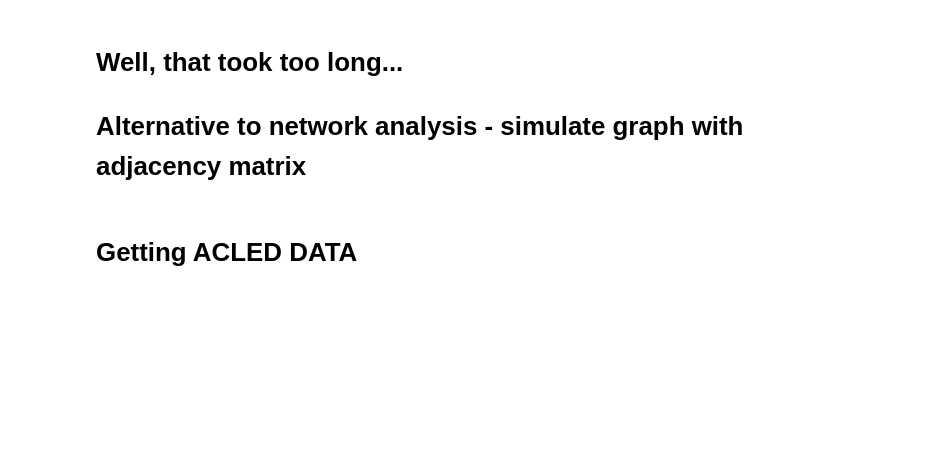
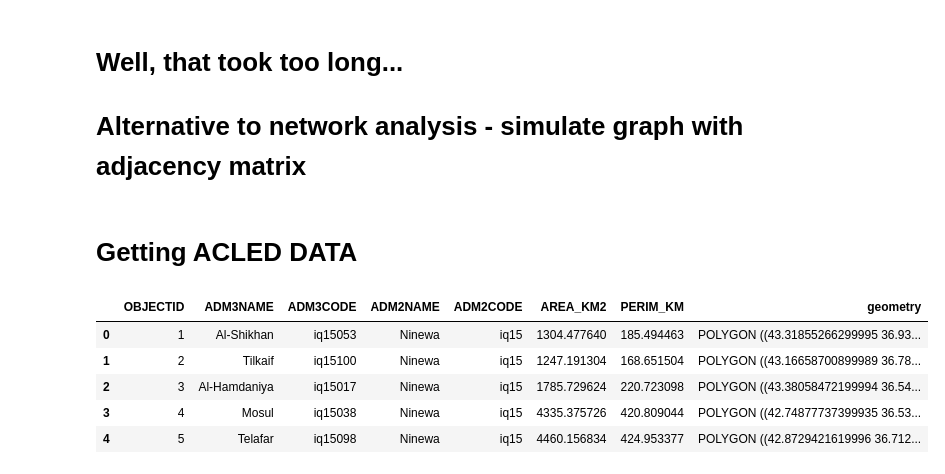
Before and after one commit to tamos/MACS30200proj, a Jupyter notebook: IQ_displacement_exploratory.ipynb, the cells around one changed output. Cells and saved outputs as stored; diff of their text form; code cells hidden in the pictures; blank space fills up the shorter version.

```diff
--- a/IQ_displacement_exploratory.ipynb
+++ b/IQ_displacement_exploratory.ipynb
@@ -131,8 +132,16 @@ KeyboardInterrupt:
 # %%
 acled_link = "https://data.humdata.org/hxlproxy/data.csv?url=https%3A%2F%2Fapi.acleddata.com%2Facled%2Fread.csv%3Flimit%3D0%26iso%3D368&name=ACLEDHXL&tagger-match-all=on&tagger-02-header=iso&tagger-02-tag=%23country%2Bcode&tagger-03-header=event_id_cnty&tagger-03-tag=%23event%2Bcode&tagger-05-header=event_date&tagger-05-tag=%23date%2Boccurred+&tagger-08-header=event_type&tagger-08-tag=%23event%2Btype&tagger-09-header=actor1&tagger-09-tag=%23group%2Bname%2Bfirst&tagger-10-header=assoc_actor_1&tagger-10-tag=%23group%2Bname%2Bfirst%2Bassoc&tagger-12-header=actor2&tagger-12-tag=%23group%2Bname%2Bsecond&tagger-13-header=assoc_actor_2&tagger-13-tag=%23group%2Bname%2Bsecond%2Bassoc&tagger-16-header=region&tagger-16-tag=%23region%2Bname&tagger-17-header=country&tagger-17-tag=%23country%2Bname&tagger-18-header=admin1&tagger-18-tag=%23adm1%2Bname&tagger-19-header=admin2&tagger-19-tag=%23adm2%2Bname&tagger-20-header=admin3&tagger-20-tag=%23adm3%2Bname&tagger-21-header=location&tagger-21-tag=%23loc%2Bname&tagger-22-header=latitude&tagger-22-tag=%23geo%2Blat&tagger-23-header=longitude&tagger-23-tag=%23geo%2Blon&tagger-25-header=source&tagger-25-tag=%23meta%2Bsource&tagger-27-header=notes&tagger-27-tag=%23description&tagger-28-header=fatalities&tagger-28-tag=%23affected%2Bkilled&header-row=1"
 acled = pd.read_csv(acled_link)
 acled = acled.loc[1:] # Get rid of HUMDATA tags
 iq_dist = gpd.read_file('data/Iraq Districts/iraq_districts.shp')
+iq_dist.head()
+# %% [output]
+|  | OBJECTID | ADM3NAME | ADM3CODE | ADM2NAME | ADM2CODE | AREA_KM2 | PERIM_KM | geometry |
+| 0 | 1 | Al-Shikhan | iq15053 | Ninewa | iq15 | 1304.477640 | 185.494463 | POLYGON ((43.31855266299995 36.93... |
+| 1 | 2 | Tilkaif | iq15100 | Ninewa | iq15 | 1247.191304 | 168.651504 | POLYGON ((43.16658700899989 36.78... |
+| 2 | 3 | Al-Hamdaniya | iq15017 | Ninewa | iq15 | 1785.729624 | 220.723098 | POLYGON ((43.38058472199994 36.54... |
+| 3 | 4 | Mosul | iq15038 | Ninewa | iq15 | 4335.375726 | 420.809044 | POLYGON ((42.74877737399935 36.53... |
+| 4 | 5 | Telafar | iq15098 | Ninewa | iq15 | 4460.156834 | 424.953377 | POLYGON ((42.8729421619996 36.712... |
 # %%
 def make_adj_mat(iq_dist):
 
```
Also changed, not shown: parts of 13 cells of this notebook.
